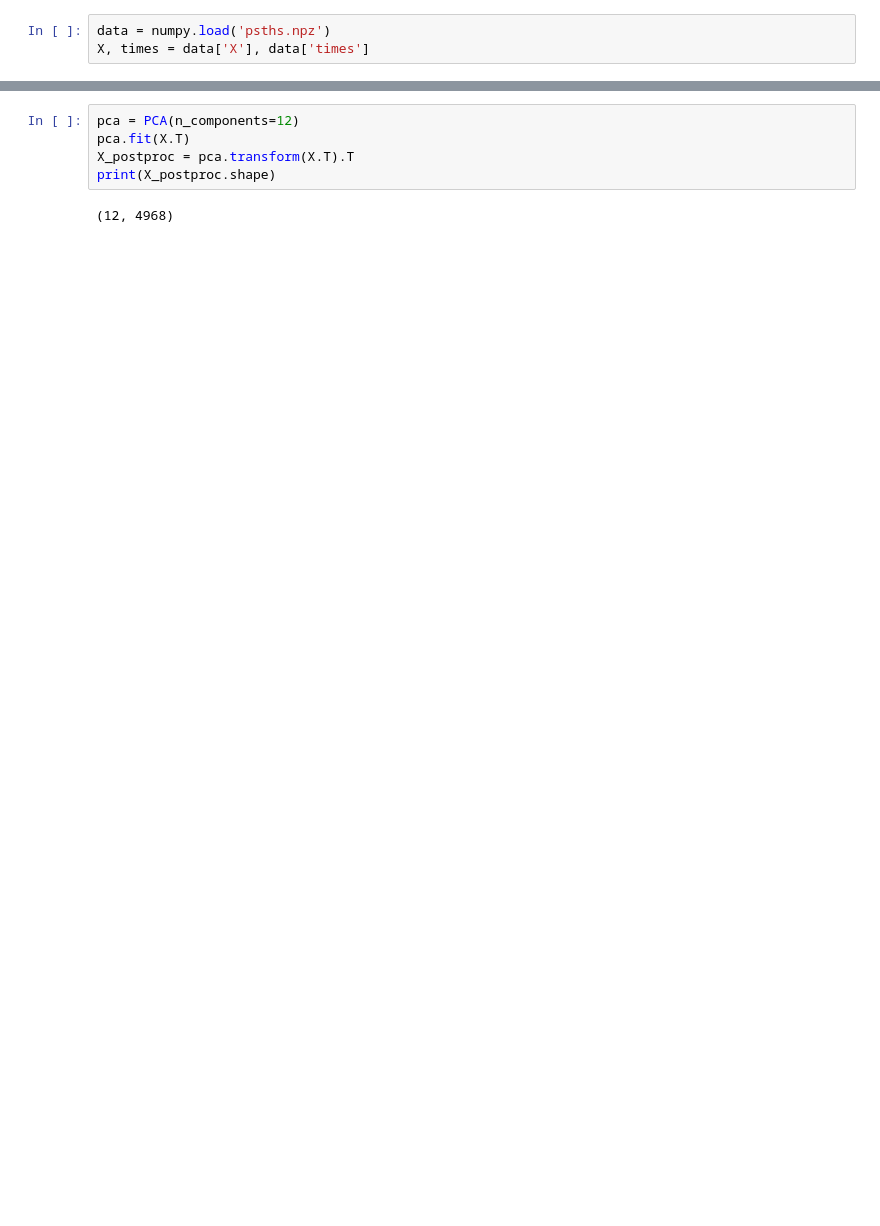
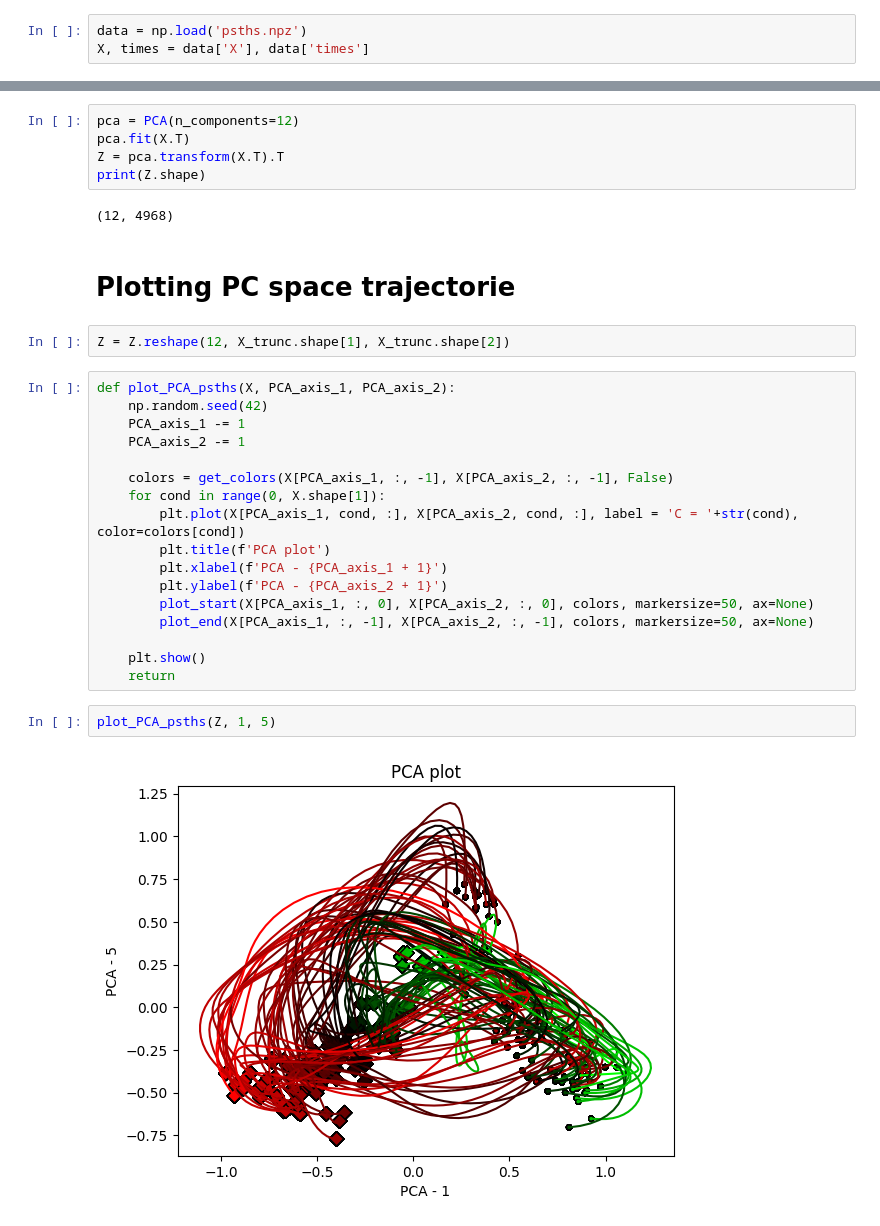
Before and after one commit to ofs416/Brain_Machine_Interfaces, a Jupyter notebook: Coursework_1/code.ipynb, the cells around one changed output, grey strips where cells are left out. Cells and saved outputs as stored; diff of their text form; blank space fills up the shorter version.

```diff
--- a/Coursework_1/code.ipynb
+++ b/Coursework_1/code.ipynb
@@ -8,7 +10,7 @@ np.random.seed(42)
 # %% [markdown]
 Loading Data
 # %%
-data = numpy.load('psths.npz')
+data = np.load('psths.npz')
 X, times = data['X'], data['times']
 # %% [markdown]
 # Exercise 1: Plotting raw PSTHs
@@ -86,7 +81,32 @@ print(X.shape)
 # %%
 pca = PCA(n_components=12)
 pca.fit(X.T)
-X_postproc = pca.transform(X.T).T
-print(X_postproc.shape)
+Z = pca.transform(X.T).T
+print(Z.shape)
 # %% [output]
 (12, 4968)
+# %% [markdown]
+# Plotting PC space trajectorie
+# %%
+Z = Z.reshape(12, X_trunc.shape[1], X_trunc.shape[2])
+# %%
+def plot_PCA_psths(X, PCA_axis_1, PCA_axis_2):
+    np.random.seed(42)
+    PCA_axis_1 -= 1
+    PCA_axis_2 -= 1
+
+    colors = get_colors(X[PCA_axis_1, :, -1], X[PCA_axis_2, :, -1], False)
+    for cond in range(0, X.shape[1]):
+        plt.plot(X[PCA_axis_1, cond, :], X[PCA_axis_2, cond, :], label = 'C = '+str(cond), color=colors[cond])
+        plt.title(f'PCA plot')
+        plt.xlabel(f'PCA - {PCA_axis_1 + 1}')
+        plt.ylabel(f'PCA - {PCA_axis_2 + 1}')
+        plot_start(X[PCA_axis_1, :, 0], X[PCA_axis_2, :, 0], colors, markersize=50, ax=None)
+        plot_end(X[PCA_axis_1, :, -1], X[PCA_axis_2, :, -1], colors, markersize=50, ax=None)
+
+    plt.show()
+    return
+# %%
+plot_PCA_psths(Z, 1, 5)
+# %% [output]
+[figure, added]
```
Also changed, not shown: parts of 3 cells of this notebook, 1 other file.
